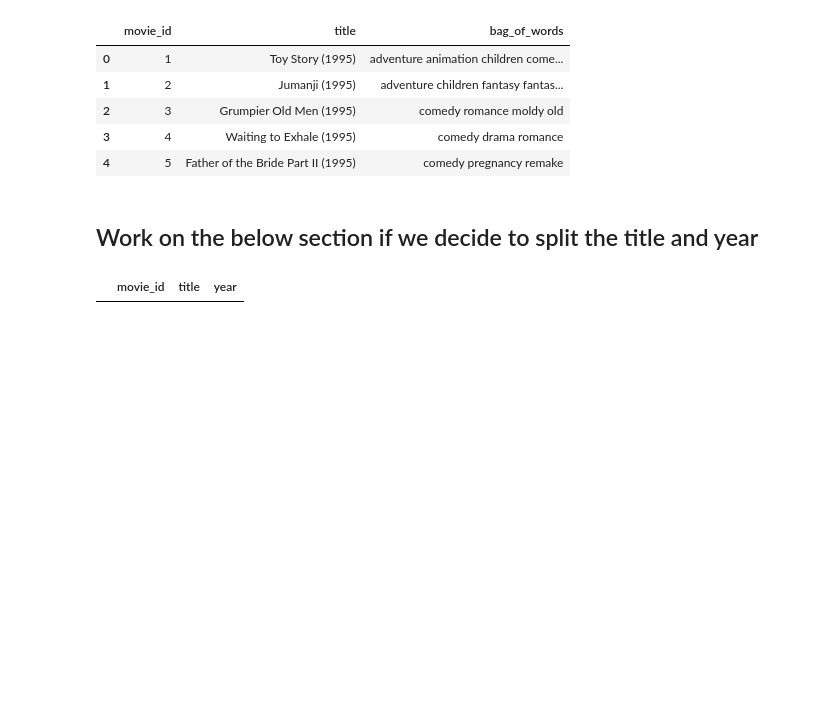
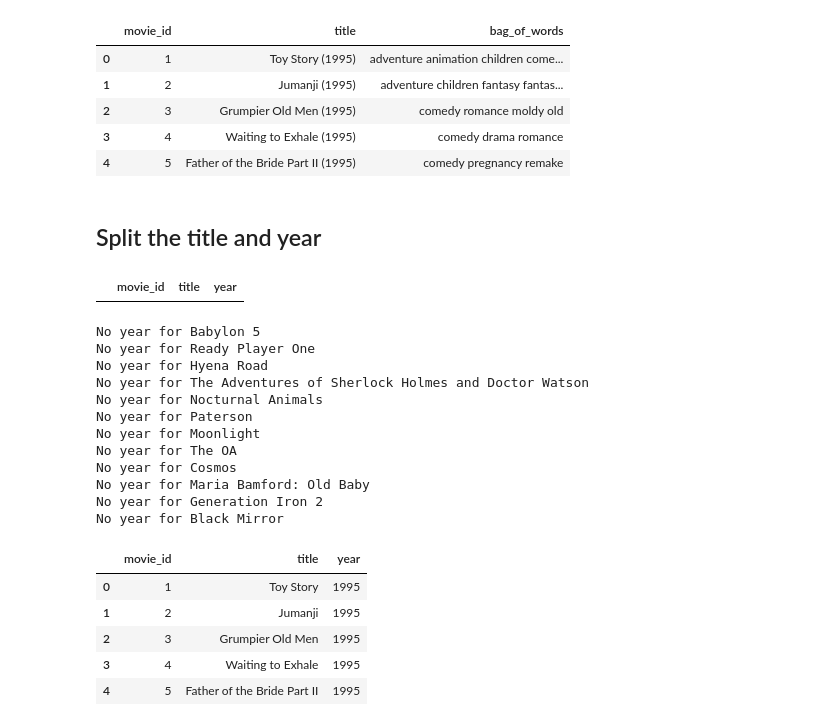
Before and after one commit to improvbutterfly/movies-project, a Jupyter notebook: CombineDataForMachineModel.ipynb, the cells around one changed output. Drawn from its saved outputs; the diff is of its cells as text; code cells hidden in the pictures; blank space fills up the shorter version.

```diff
--- a/CombineDataForMachineModel.ipynb
+++ b/CombineDataForMachineModel.ipynb
@@ -197,7 +197,7 @@ movies_bag.head()
 # Save movies_bag to CSV
 movies_bag.to_csv("movies_csv/movies_bag.csv", index=False)
 # %% [markdown]
-## Work on the below section if we decide to split the title and year
+## Split the title and year
 # %%
 # Create new movie_year df so we can split title and year
 
@@ -212,15 +212,42 @@ import re
 # %%
 # Iterrows for movies
 for index, row in movies.iterrows():
     # Combine genre and tags
     to_split = row['title']
+    title_split = re.split(r'[ ](?=\([1-2][0-9][0-9][0-9])', to_split)
+    title = title_split[0]
+    if len(title_split)>1:
+        year = title_split[1].replace("(", "").replace(")", "") # Then strip () from string
+    else:
+        print (f"No year for {row['title']}")
+        year = ""
 
     new_row = {'movie_id': row['movie_id'], 'title': title, 'year': year}
+    #print(new_row)
 
     # Append row
-    #movie_year = movie_year.append(new_row, ignore_index=True)
+    movie_year = movie_year.append(new_row, ignore_index=True)
 
-    if index == 3:
-        break
+    #if index == 3:
+    #    break
 
 movie_year.head()
+# %% [output]
+No year for Babylon 5
+No year for Ready Player One
+No year for Hyena Road
+No year for The Adventures of Sherlock Holmes and Doctor Watson
+No year for Nocturnal Animals
+No year for Paterson
+No year for Moonlight
+No year for The OA
+No year for Cosmos
+No year for Maria Bamford: Old Baby
+No year for Generation Iron 2
+No year for Black Mirror
+|  | movie_id | title | year |
+| 0 | 1 | Toy Story | 1995 |
+| 1 | 2 | Jumanji | 1995 |
+| 2 | 3 | Grumpier Old Men | 1995 |
+| 3 | 4 | Waiting to Exhale | 1995 |
+| 4 | 5 | Father of the Bride Part II | 1995 |
```
Also changed, not shown: parts of 4 cells of this notebook, 1 other file.
